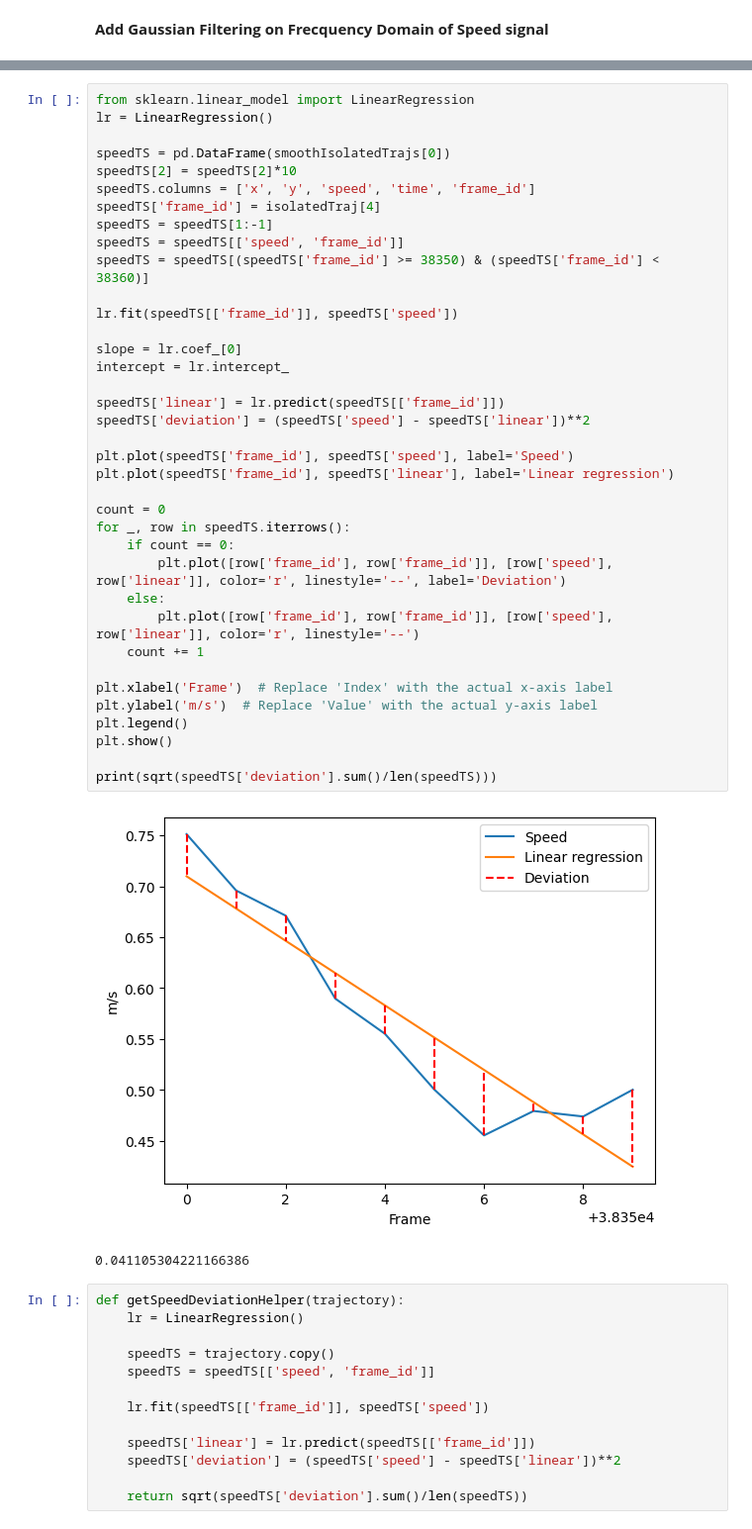
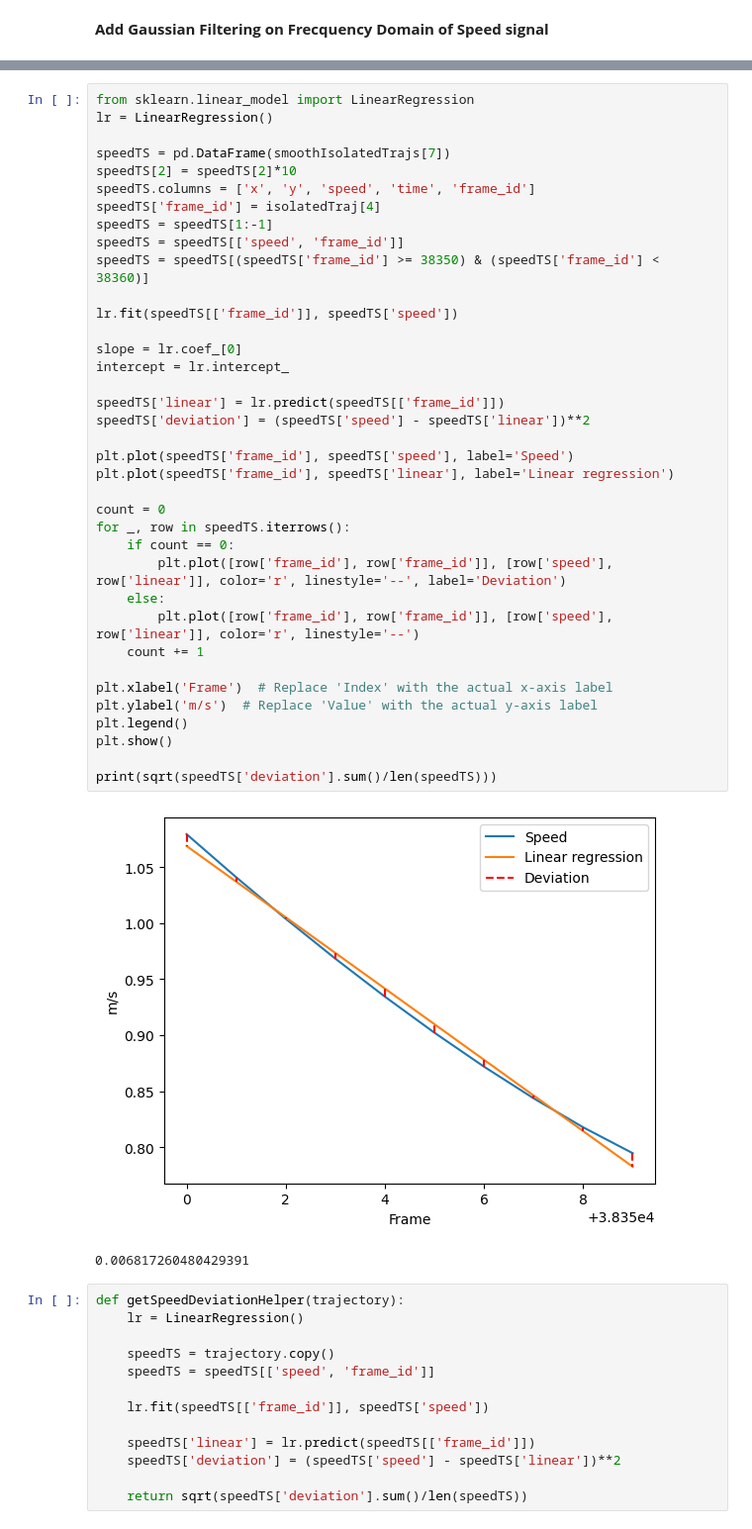
Before and after one commit to AdamSuma/TrackingDataSmoothing, a Jupyter notebook: src/timeSeriesAnalysis.ipynb, the cells around one changed output, grey strips where cells are left out. Shown at 99% size. Cells and saved outputs as stored; diff of their text form.

```diff
--- a/src/timeSeriesAnalysis.ipynb
+++ b/src/timeSeriesAnalysis.ipynb
@@ -172,42 +172,42 @@ plt.show()
 from sklearn.linear_model import LinearRegression
 lr = LinearRegression()
 
-speedTS = pd.DataFrame(smoothIsolatedTrajs[0])
+speedTS = pd.DataFrame(smoothIsolatedTrajs[7])
 speedTS[2] = speedTS[2]*10
 speedTS.columns = ['x', 'y', 'speed', 'time', 'frame_id']
 speedTS['frame_id'] = isolatedTraj[4]
 speedTS = speedTS[1:-1]
 speedTS = speedTS[['speed', 'frame_id']]
 speedTS = speedTS[(speedTS['frame_id'] >= 38350) & (speedTS['frame_id'] < 38360)]
 
 lr.fit(speedTS[['frame_id']], speedTS['speed'])
 
 slope = lr.coef_[0]
 intercept = lr.intercept_
 
 speedTS['linear'] = lr.predict(speedTS[['frame_id']])
 speedTS['deviation'] = (speedTS['speed'] - speedTS['linear'])**2
 
 plt.plot(speedTS['frame_id'], speedTS['speed'], label='Speed')
 plt.plot(speedTS['frame_id'], speedTS['linear'], label='Linear regression')
 
 count = 0
 for _, row in speedTS.iterrows():
     if count == 0:
         plt.plot([row['frame_id'], row['frame_id']], [row['speed'], row['linear']], color='r', linestyle='--', label='Deviation')
     else:
         plt.plot([row['frame_id'], row['frame_id']], [row['speed'], row['linear']], color='r', linestyle='--')
     count += 1
 
 plt.xlabel('Frame')  # Replace 'Index' with the actual x-axis label
 plt.ylabel('m/s')  # Replace 'Value' with the actual y-axis label
 plt.legend()
 plt.show()
 
 print(sqrt(speedTS['deviation'].sum()/len(speedTS)))
 # %% [output]
-[figure, old version]
+[figure, new version]
-0.041105304221166386
+0.006817260480429391
 # %%
 def getSpeedDeviationHelper(trajectory):
     lr = LinearRegression()
```
Also changed, not shown: parts of 4 cells of this notebook.
